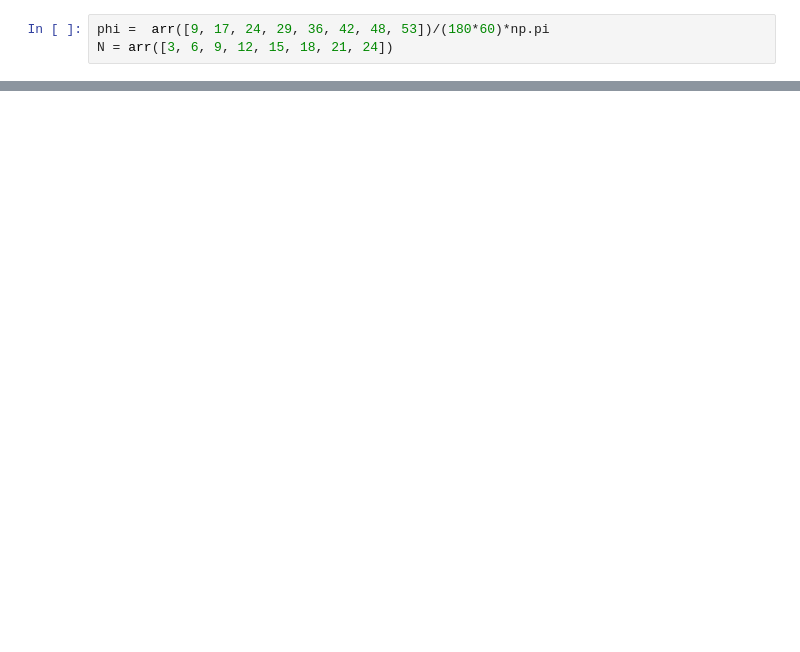
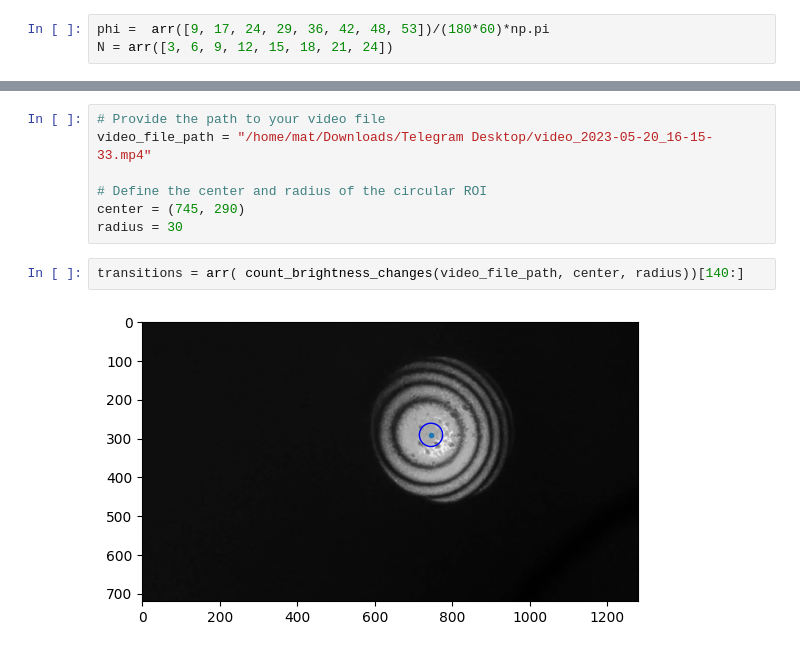
Before and after one commit to Clai101/HSE, a Jupyter notebook: Optic/Lab_3/py.ipynb, the cells around one changed output, grey strips where cells are left out. Saved outputs shown, nothing was run; the diff lists cells and outputs as text; blank space fills up the shorter version.

```diff
--- a/Optic/Lab_3/py.ipynb
+++ b/Optic/Lab_3/py.ipynb
@@ -78,0 +168,11 @@ a = 0.017453292519943295
+# %%
+# Provide the path to your video file
+video_file_path = "/home/mat/Downloads/Telegram Desktop/video_2023-05-20_16-15-33.mp4"
+
+# Define the center and radius of the circular ROI
+center = (745, 290)
+radius = 30
+# %%
+transitions = arr( count_brightness_changes(video_file_path, center, radius))[140:]
+# %% [output]
+[figure, added]
```
Also changed, not shown: parts of 24 cells of this notebook, 57 other files.
